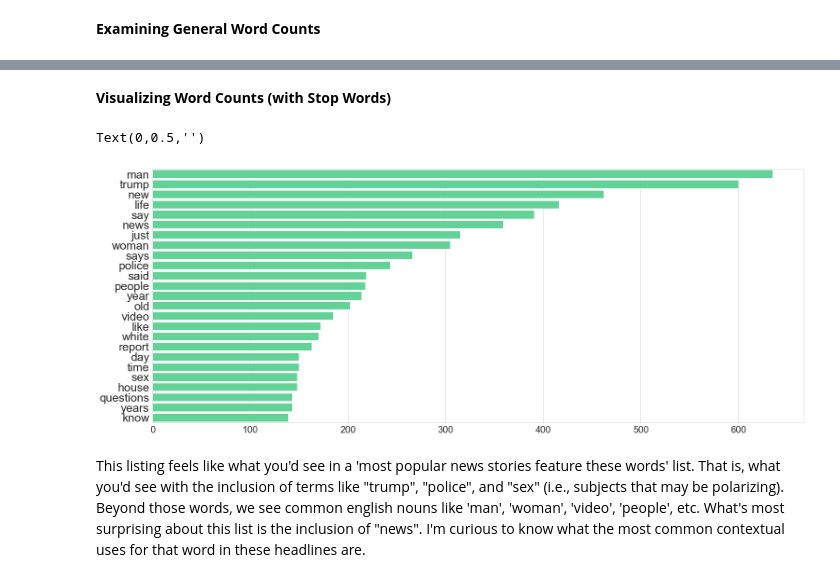
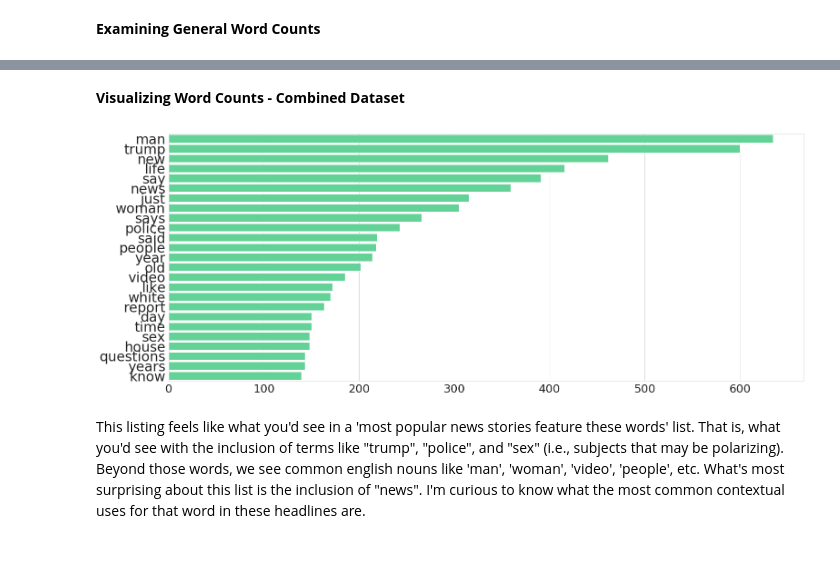
Before and after one commit to jonjohnsontc/Onion_or_Nah, a Jupyter notebook: notebooks/02_preprocessing.ipynb, the cells around one changed output, grey strips where cells are left out. Saved outputs shown, nothing was run; the diff lists cells and outputs as text; code cells hidden in the pictures; blank space fills up the shorter version.

```diff
--- a/notebooks/02_preprocessing.ipynb
+++ b/notebooks/02_preprocessing.ipynb
@@ -96,3 +101,6 @@ Name: 4085, dtype: object
+# %%
+o_index = df[df['Title'].str.contains('onion|Onion')].index
+df.drop(index=o_index, inplace=True)
 # %% [markdown]
 **Getting Rid of Punctuation**
 # %%
@@ -143,2 +218,0 @@ cv = CountVectorizer()
-# %%
-cv.fit(all_words)
@@ -217,16 +311,15 @@ wc_df.rename({0:'Count', 1:'Term'}, axis=1, inplace=True)
 # %% [markdown]
-**Visualizing Word Counts (with Stop Words)**
+**Visualizing Word Counts - Combined Dataset**
 # %%
 sns.set_style("whitegrid")
 plt.figure(figsize=(25,10))
-plt.xticks(fontsize=20)
-plt.yticks(fontsize=25)
+plt.xticks(fontsize=25)
+plt.yticks(fontsize=30)
 sns.barplot(data=wc_df, x='Count', y='Term', orient='h', color='#63d297', saturation=1)
-plt.xlabel(s='')
-plt.ylabel(s='')
+plt.xlabel('')
+plt.ylabel('')
 # plt.savefig('../images/top_terms.png')
 # %% [output]
-Text(0,0.5,'')
-[figure, old version]
+[figure, new version]
 # %% [markdown]
 This listing feels like what you'd see in a 'most popular news stories feature these words' list. That is, what you'd see with the inclusion of terms like "trump", "police", and "sex" (i.e., subjects that may be polarizing). Beyond those words, we see common english nouns like 'man', 'woman', 'video', 'people', etc. What's most surprising about this list is the inclusion of "news". I'm curious to know what the most common contextual uses for that word in these headlines are.
```
Also changed, not shown: parts of 52 cells of this notebook, 14 other files.
